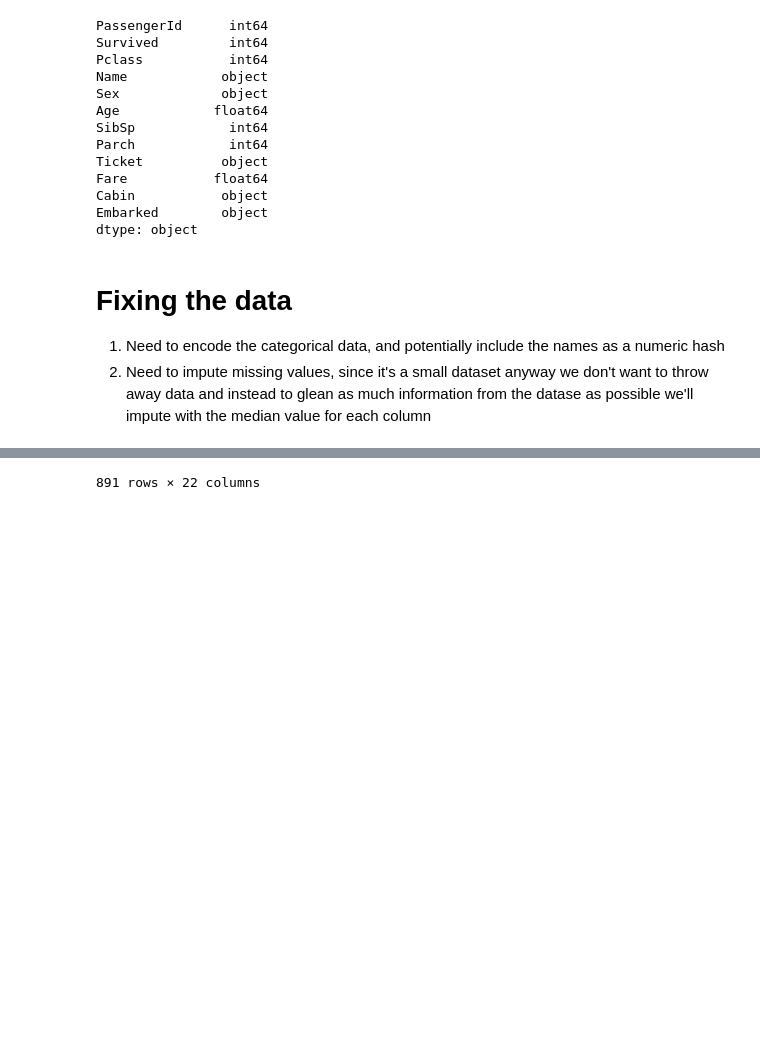
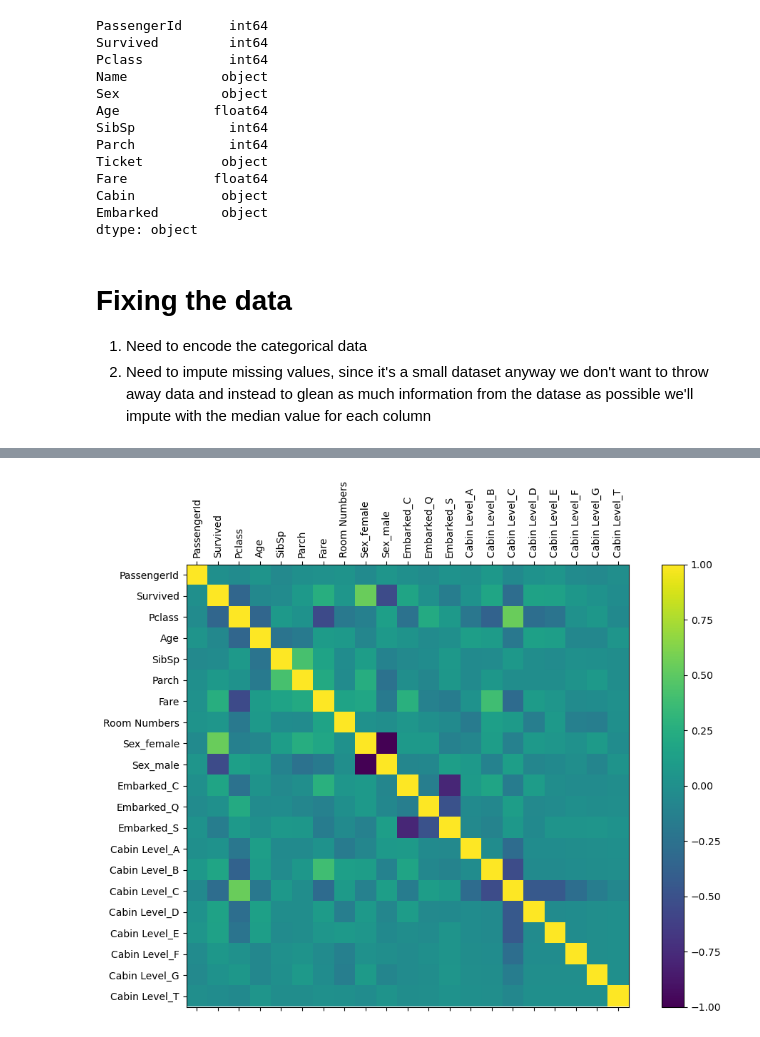
Before and after one commit to aliabbas299792/data-science, a Jupyter notebook: Kaggle/titanic/titanic.ipynb, the cells around one changed output, grey strips where cells are left out. Drawn from its saved outputs; the diff is of its cells as text; code cells hidden in the pictures; blank space fills up the shorter version.

```diff
--- a/Kaggle/titanic/titanic.ipynb
+++ b/Kaggle/titanic/titanic.ipynb
@@ -26,7 +27,7 @@ Embarked        object
 dtype: object
 # %% [markdown]
 # Fixing the data
-1. Need to encode the categorical data, and potentially include the names as a numeric hash
+1. Need to encode the categorical data
 2. Need to impute missing values, since it's a small dataset anyway we don't want to throw away data and instead to glean as much information from the datase as possible we'll impute with the median value for each column
 # %%
 from sklearn.preprocessing import OneHotEncoder, StandardScaler
@@ -60,12 +61,25 @@ def preprocess_dataset(train_dataset: pd.DataFrame, fit=True) -> pd.DataFrame:
     filled_sex = train_dataset["Sex"].fillna(train_dataset["Sex"].mode().iloc[0]) # fill in with mode sex
     sex_data = getTransformerFn(sex_encoder)(filled_sex.to_frame(name="Sex"))
 
-    hashed_names = train_dataset["Name"].apply(hash).to_frame("Name Hash")
     numeric_data = train_dataset.select_dtypes(include=[np.number])
-    frame = pd.concat([hashed_names, numeric_data, room_numbers, sex_data, embark_data, cabin_levels], axis=1)
+    frame = pd.concat([numeric_data, room_numbers, sex_data, embark_data, cabin_levels], axis=1)
     imputed = getTransformerFn(simpleimputer)(frame)
     scaled = getTransformerFn(standardscaler)(imputed)
     return scaled
 
-preprocess_dataset(train_dataset)
+preprocessed = preprocess_dataset(train_dataset)
+
+# Compute the correlation matrix
+correlation_matrix = preprocessed.corr()
+
+# Plot the heatmap
+plt.figure(figsize=(12, 8))
+plt.matshow(correlation_matrix, fignum=1)
+plt.xticks(range(len(correlation_matrix.columns)), correlation_matrix.columns, rotation=90)
+plt.yticks(range(len(correlation_matrix.columns)), correlation_matrix.columns)
+plt.colorbar()
+plt.show()
+# seaborn provides an easier to use visualisation
+# sns.heatmap(correlation_matrix, annot=True, cmap='coolwarm')
+plt.show()
 # %% [output]
@@ -84 +86 @@ preprocess_dataset(train_dataset)
-891 rows × 22 columns
+[figure, added]
```
Also changed, not shown: parts of 6 cells of this notebook.
